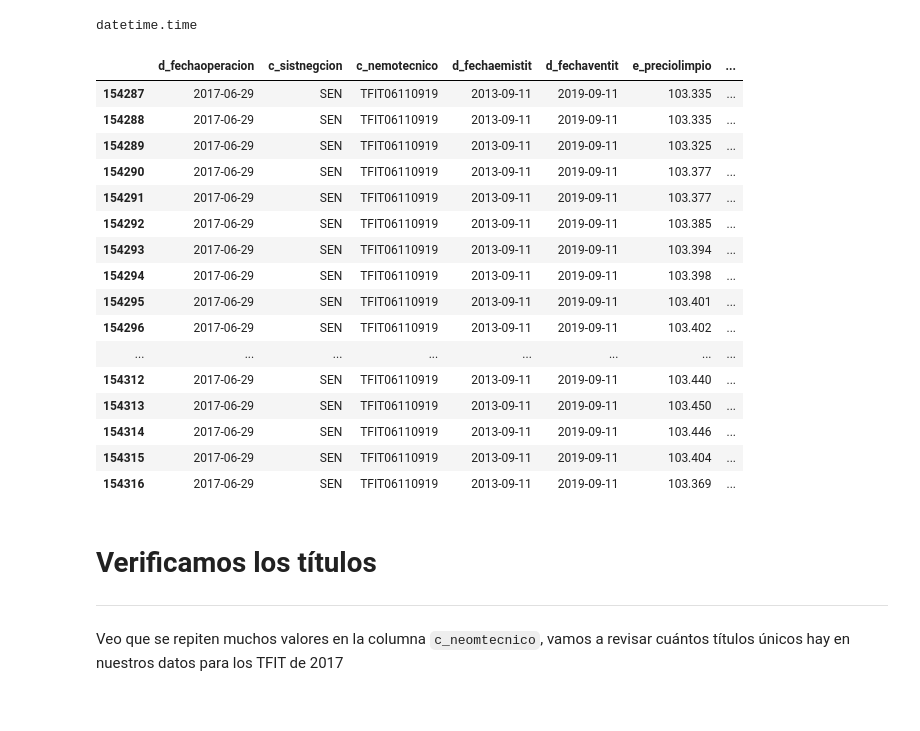
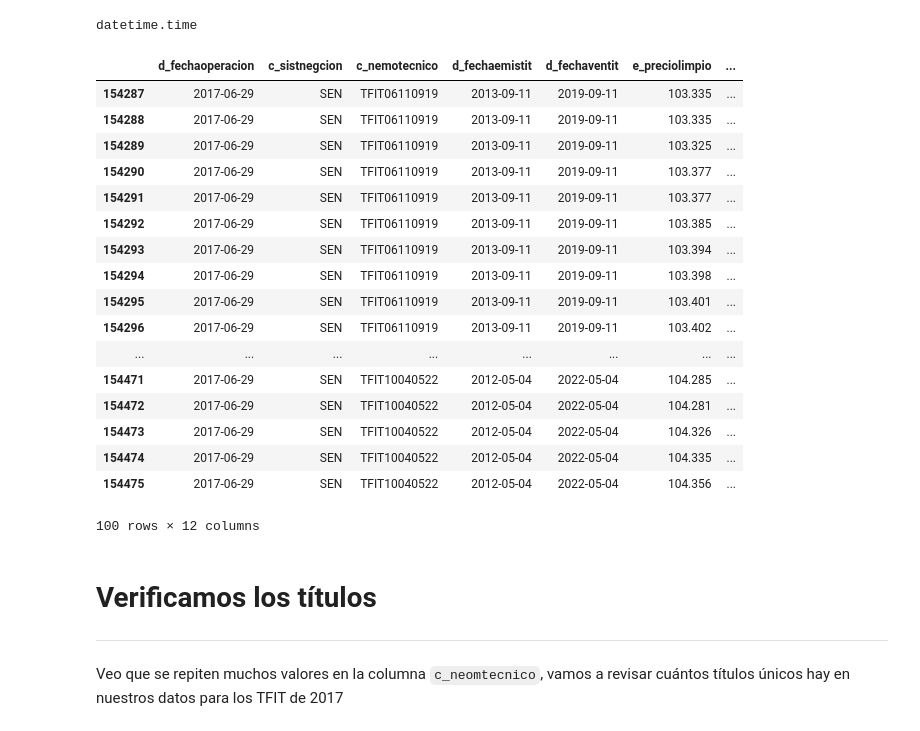
Before and after one commit to nromerodiaz/MarketQualityParams, a Jupyter notebook: TESData.ipynb, the cells around one changed output. Saved outputs shown, nothing was run; the diff lists cells and outputs as text; code cells hidden in the pictures.

```diff
--- a/TESData.ipynb
+++ b/TESData.ipynb
@@ -83,25 +83,26 @@ datetime.time
 # %%
 # Visualizamos las primeras 30 entradas de los datos para TFIT_2017
 
-tfit17.head(30)
+tfit17.head(100)
 # %% [output]
 |  | d_fechaoperacion | c_sistnegcion | c_nemotecnico | d_fechaemistit | d_fechaventit | e_preciolimpio | ... |
 | 154287 | 2017-06-29 | SEN | TFIT06110919 | 2013-09-11 | 2019-09-11 | 103.335 | ... |
 | 154288 | 2017-06-29 | SEN | TFIT06110919 | 2013-09-11 | 2019-09-11 | 103.335 | ... |
 | 154289 | 2017-06-29 | SEN | TFIT06110919 | 2013-09-11 | 2019-09-11 | 103.325 | ... |
 | 154290 | 2017-06-29 | SEN | TFIT06110919 | 2013-09-11 | 2019-09-11 | 103.377 | ... |
 | 154291 | 2017-06-29 | SEN | TFIT06110919 | 2013-09-11 | 2019-09-11 | 103.377 | ... |
 | 154292 | 2017-06-29 | SEN | TFIT06110919 | 2013-09-11 | 2019-09-11 | 103.385 | ... |
 | 154293 | 2017-06-29 | SEN | TFIT06110919 | 2013-09-11 | 2019-09-11 | 103.394 | ... |
 | 154294 | 2017-06-29 | SEN | TFIT06110919 | 2013-09-11 | 2019-09-11 | 103.398 | ... |
 | 154295 | 2017-06-29 | SEN | TFIT06110919 | 2013-09-11 | 2019-09-11 | 103.401 | ... |
 | 154296 | 2017-06-29 | SEN | TFIT06110919 | 2013-09-11 | 2019-09-11 | 103.402 | ... |
 | ... | ... | ... | ... | ... | ... | ... | ... |
-| 154312 | 2017-06-29 | SEN | TFIT06110919 | 2013-09-11 | 2019-09-11 | 103.440 | ... |
-| 154313 | 2017-06-29 | SEN | TFIT06110919 | 2013-09-11 | 2019-09-11 | 103.450 | ... |
-| 154314 | 2017-06-29 | SEN | TFIT06110919 | 2013-09-11 | 2019-09-11 | 103.446 | ... |
-| 154315 | 2017-06-29 | SEN | TFIT06110919 | 2013-09-11 | 2019-09-11 | 103.404 | ... |
-| 154316 | 2017-06-29 | SEN | TFIT06110919 | 2013-09-11 | 2019-09-11 | 103.369 | ... |
+| 154471 | 2017-06-29 | SEN | TFIT10040522 | 2012-05-04 | 2022-05-04 | 104.285 | ... |
+| 154472 | 2017-06-29 | SEN | TFIT10040522 | 2012-05-04 | 2022-05-04 | 104.281 | ... |
+| 154473 | 2017-06-29 | SEN | TFIT10040522 | 2012-05-04 | 2022-05-04 | 104.326 | ... |
+| 154474 | 2017-06-29 | SEN | TFIT10040522 | 2012-05-04 | 2022-05-04 | 104.335 | ... |
+| 154475 | 2017-06-29 | SEN | TFIT10040522 | 2012-05-04 | 2022-05-04 | 104.356 | ... |
+100 rows × 12 columns
 # %% [markdown]
 # Verificamos los títulos
 ---
```
Also changed, not shown: parts of 8 cells of this notebook.
